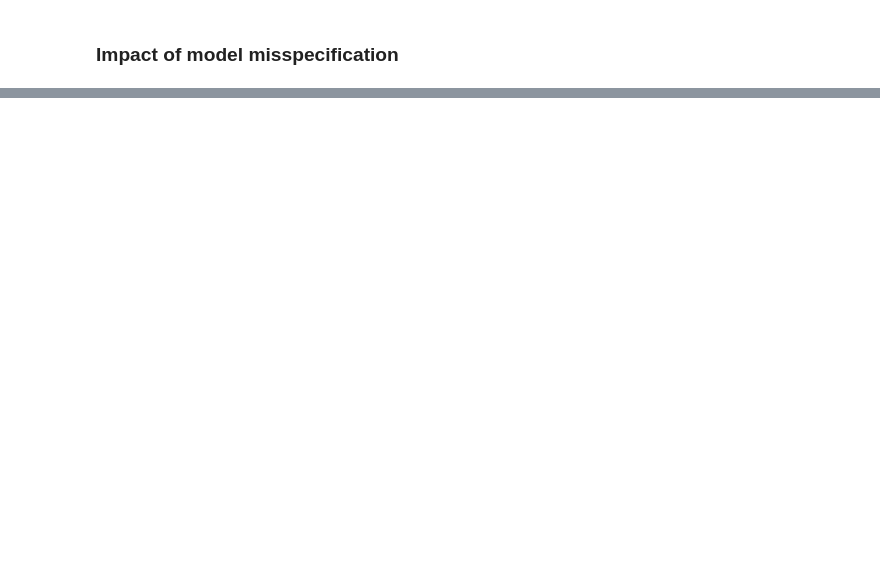
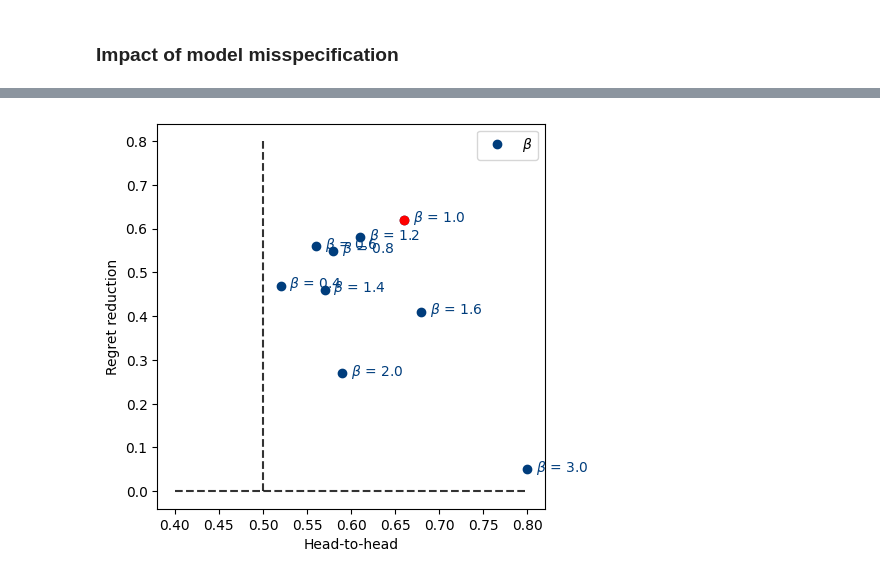
Before and after one commit to xunzhang-sjtu/Decision_Driven_Regularization, a Jupyter notebook: Shortest_Path_Reproduce/Experiment_various_setting.ipynb, the cells around one changed output, grey strips where cells are left out. Drawn from its saved outputs; the diff is of its cells as text; code cells hidden in the pictures; blank space fills up the shorter version.

```diff
--- a/Shortest_Path_Reproduce/Experiment_various_setting.ipynb
+++ b/Shortest_Path_Reproduce/Experiment_various_setting.ipynb
@@ -379,10 +425,16 @@ for e in e_all:
         cost_Oracle_with_noise_all,cost_Oracle_wo_noise_all = Implement_Oracle(arcs, grid,mis,bump,W_star_all,x_test_all,noise_test_all,iteration_all,num_feat,data_generation_process)
         cost_OLS_with_noise_all,cost_OLS_wo_noise_all = Implement_OLS(arcs, grid,mis,bump,W_star_all,x_test_all,noise_test_all,x_train_all,c_train_all,iteration_all,num_feat,data_generation_process)
         cost_DDR_with_noise_all,cost_DDR_wo_noise_all = Implement_DDR(mu_all,lamb_all,arcs, grid,mis,bump,W_star_all,x_test_all,noise_test_all,x_train_all,c_train_all,iteration_all,num_feat,data_generation_process)
+        method_names = ["spo+"]
+        cost_SPO_with_noise_all,cost_SPO_wo_noise_all = Implement_EPO(DataPath,iteration_all,batch_size,num_epochs,method_names,W_star_all,bump,x_train_all,c_train_all,x_test_all,noise_test_all,\
+                    arcs,grid,epo_runner,perfs,num_feat,mis,data_generation_process)
+
         with open(DataPath+'cost_OLS_with_noise_all.pkl', "wb") as tf:
             pickle.dump(cost_OLS_with_noise_all,tf)
         with open(DataPath+'cost_Oracle_with_noise_all.pkl', "wb") as tf:
             pickle.dump(cost_Oracle_with_noise_all,tf)
         with open(DataPath+'cost_DDR_with_noise_all.pkl', "wb") as tf:
             pickle.dump(cost_DDR_with_noise_all,tf)
+        with open(DataPath+'cost_SPO_with_noise_all.pkl', "wb") as tf:
+            pickle.dump(cost_SPO_with_noise_all,tf)
 # %% [output]
@@ -457,10 +510,16 @@ for deg in deg_all:
         cost_Oracle_with_noise_all,cost_Oracle_wo_noise_all = Implement_Oracle(arcs, grid,mis,bump,W_star_all,x_test_all,noise_test_all,iteration_all,num_feat,data_generation_process)
         cost_OLS_with_noise_all,cost_OLS_wo_noise_all = Implement_OLS(arcs, grid,mis,bump,W_star_all,x_test_all,noise_test_all,x_train_all,c_train_all,iteration_all,num_feat,data_generation_process)
         cost_DDR_with_noise_all,cost_DDR_wo_noise_all = Implement_DDR(mu_all,lamb_all,arcs, grid,mis,bump,W_star_all,x_test_all,noise_test_all,x_train_all,c_train_all,iteration_all,num_feat,data_generation_process)
+        method_names = ["spo+"]
+        cost_SPO_with_noise_all,cost_SPO_wo_noise_all = Implement_EPO(DataPath,iteration_all,batch_size,num_epochs,method_names,W_star_all,bump,x_train_all,c_train_all,x_test_all,noise_test_all,\
+                    arcs,grid,epo_runner,perfs,num_feat,mis,data_generation_process)
+
         with open(DataPath+'cost_OLS_with_noise_all.pkl', "wb") as tf:
             pickle.dump(cost_OLS_with_noise_all,tf)
         with open(DataPath+'cost_Oracle_with_noise_all.pkl', "wb") as tf:
             pickle.dump(cost_Oracle_with_noise_all,tf)
         with open(DataPath+'cost_DDR_with_noise_all.pkl', "wb") as tf:
             pickle.dump(cost_DDR_with_noise_all,tf)
+        with open(DataPath+'cost_SPO_with_noise_all.pkl', "wb") as tf:
+            pickle.dump(cost_SPO_with_noise_all,tf)
 # %% [output]
@@ -485,8 +694,13 @@ DDR: iter= 80 ,mu= 0.5 ,lamb= 0.3 ,cost_DDR_with_noise_all = 53.247845171244926
 mu = mu_all[0]
 lamb = lamb_all[0]
 
-regret_deg = np.zeros(len(num_feat_all))
-h2h_deg = np.zeros(len(num_feat_all))
+num_train = 100
+p = 5
+e = 0.5 # scale of normal std or the range of uniform. For the error term
+alpha = e # scale of normal std or the range of uniform. For the error term
+
+regret_deg = np.zeros(len(deg_all))
+h2h_deg = np.zeros(len(deg_all))
 _index = 0
 for deg in deg_all:
     mis = deg # model misspecification
@@ -571,0 +795,25 @@ IndexError: index 6 is out of bounds for axis 0 with size 6
+# %%
+import matplotlib.pyplot as plt
+fig = plt.figure(figsize = (5, 5))
+
+plt.plot(h2h_deg, regret_deg, color='#003D7C', marker = "o", label = r'$\beta$', linestyle = 'None')
+
+for deg_index in range(len(deg_all)):
+    deg = deg_all[deg_index]
+    plt.text(h2h_deg[deg_index] + 0.01, regret_deg[deg_index] - 0.005, r'$\beta$ = '+str(deg), color='#003D7C')
+
+plt.vlines(0.5, 0.0, 0.8, linestyle="dashed", alpha = 0.8,color = 'k')
+plt.hlines(0.0, 0.4, 0.8, linestyle="dashed", alpha = 0.8,color = 'k')
+plt.legend()
+
+plt.xlabel('Head-to-head')
+plt.ylabel('Regret reduction')
+
+plt.plot(h2h_N[1], regret_N[1], color='red', marker = "o", linestyle = 'None')
+# plt.annotate('Ridge vs. DDR', xy = (0.25,0.9), xycoords = 'axes fraction', bbox=dict(boxstyle="round", fc="w"), size = 10)
+
+# fig.savefig(DataPath+'DDR_vs_OLS_DPSN.eps', format='eps', bbox_inches="tight")
+fig.savefig(DataPath_parent+'DDR_vs_OLS_Model_Mis.pdf', format='pdf', bbox_inches="tight")
+plt.show()
+# %% [output]
+[figure, added]
```
Also changed, not shown: parts of 20 cells of this notebook, 4 other files.
